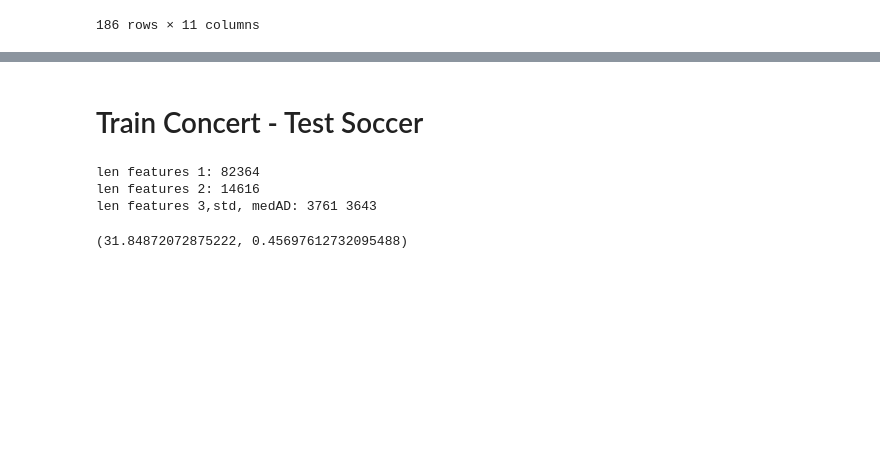
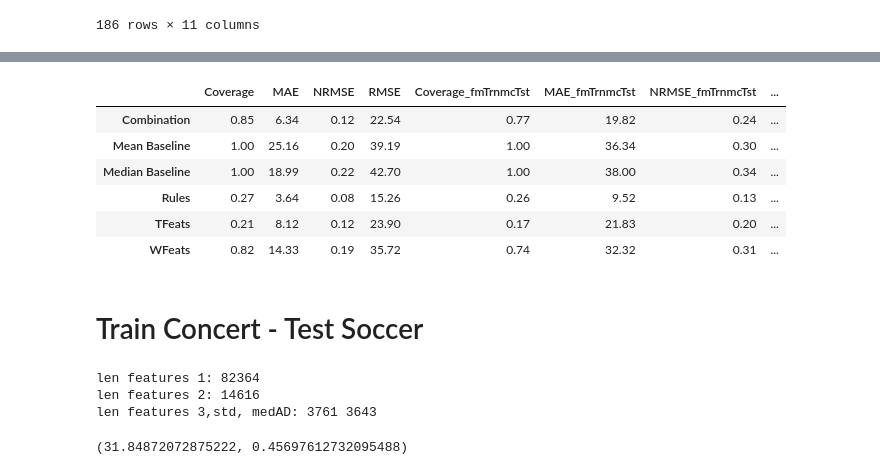
Before and after one commit to ahurriyetoglu/tte_estimation, a Jupyter notebook: WordTimeSeries.ipynb, the cells around one changed output, grey strips where cells are left out. Saved outputs shown, nothing was run; the diff lists cells and outputs as text; code cells hidden in the pictures; blank space fills up the shorter version.

Commit message:
more results, cross model transfer and optimized parameter transfer results were improved 2

```diff
--- a/WordTimeSeries.ipynb
+++ b/WordTimeSeries.ipynb
@@ -3714,0 +3765,12 @@ fmc_resultsDict["Combination"]
+# %%
+fmc_resultsDict["Mean Baseline"]["MAE"] = getMAE(meaBaseHistFMcDF.time_to_eventhF,meaBaseHistFMcDF.histMed_meanBase)
+fmc_resultsDict["Mean Baseline"]["RMSE"] = getRMSE(meaBaseHistFMcDF.time_to_eventhF,meaBaseHistFMcDF.histMed_meanBase)
+fmc_resultsDict["Mean Baseline"]["NRMSE"] = fmc_resultsDict["Mean Baseline"]["RMSE"]/192
+fmc_resultsDict["Mean Baseline"]["Coverage"] = 1
+
+fmc_resultsDict["Median Baseline"]["MAE"] = getMAE(medBaseHistFMcDF.time_to_eventhF,medBaseHistFMcDF.histMed_medianBase)
+fmc_resultsDict["Median Baseline"]["RMSE"] = getRMSE(medBaseHistFMcDF.time_to_eventhF,medBaseHistFMcDF.histMed_medianBase)
+fmc_resultsDict["Median Baseline"]["NRMSE"] = fmc_resultsDict["Median Baseline"]["RMSE"]/192
+fmc_resultsDict["Median Baseline"]["Coverage"] = 1
+
+fmc_resultsDict["Mean Baseline"], fmc_resultsDict["Median Baseline"]
@@ -4083,3 +4220,6 @@ trnSocTstConW[absErr > 300][['dt_etime','time_to_eventhF','medMeaEstim','exactTT
 | 79232 | 2011-10-24 20:35:56 | -383.401111 | -3.325243 | NaN | NaN | NaN | NaN | ... |
 |  | ... | ... | ... | ... | ... | ... | ... | ... |
 186 rows × 11 columns
+# %%
+fmcResDF = pd.DataFrame(fmc_resultsDict).apply(lambda x: np.round(x,2)).T
+fmcResDF
@@ -4085,0 +4234,3 @@ trnSocTstConW[absErr > 300][['dt_etime','time_to_eventhF','medMeaEstim','exactTT
+# %%
+fmTrnmcTstDF = pd.DataFrame(fmTrnmcTst_resultsDict).apply(lambda x: np.round(x,2)).T
+fmTrnmcTstDF
@@ -4086,3 +4245,13 @@ trnSocTstConW[absErr > 300][['dt_etime','time_to_eventhF','medMeaEstim','exactTT
+# %%
+fmcResDF.join(fmTrnmcTstDF, rsuffix="_fmTrnmcTst")
+# %% [output]
+|  | Coverage | MAE | NRMSE | RMSE | Coverage_fmTrnmcTst | MAE_fmTrnmcTst | NRMSE_fmTrnmcTst | ... |
+| Combination | 0.85 | 6.34 | 0.12 | 22.54 | 0.77 | 19.82 | 0.24 | ... |
+| Mean Baseline | 1.00 | 25.16 | 0.20 | 39.19 | 1.00 | 36.34 | 0.30 | ... |
+| Median Baseline | 1.00 | 18.99 | 0.22 | 42.70 | 1.00 | 38.00 | 0.34 | ... |
+| Rules | 0.27 | 3.64 | 0.08 | 15.26 | 0.26 | 9.52 | 0.13 | ... |
+| TFeats | 0.21 | 8.12 | 0.12 | 23.90 | 0.17 | 21.83 | 0.20 | ... |
+| WFeats | 0.82 | 14.33 | 0.19 | 35.72 | 0.74 | 32.32 | 0.31 | ... |
 # %% [markdown]
 # Train Concert - Test Soccer
 # %%
```
Also changed, not shown: parts of 20 cells of this notebook.
